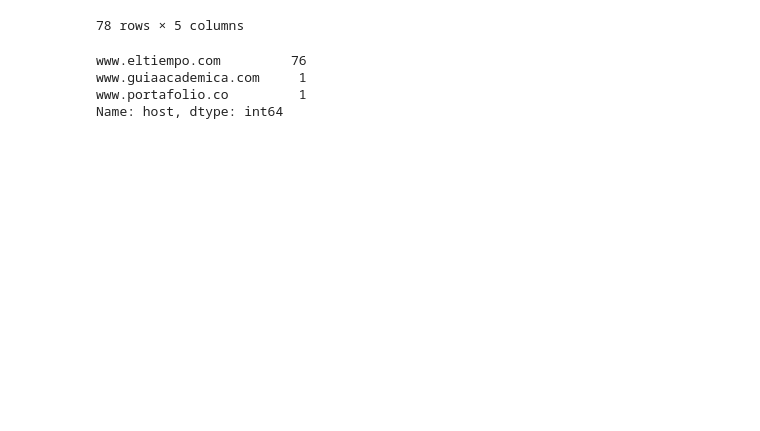
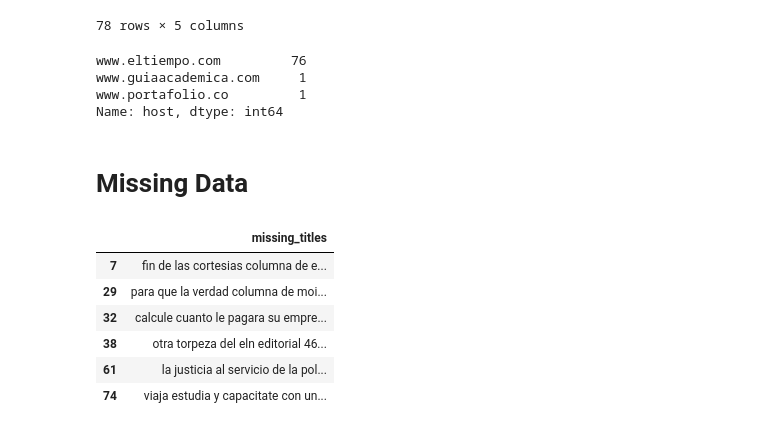
Before and after one commit to cristian-rincon/data-eng-1, a Jupyter notebook: Introduction-to-pandas.ipynb, the cells around one changed output. Cells and saved outputs as stored; diff of their text form; code cells hidden in the pictures; blank space fills up the shorter version.

Commit message:
limpiando data

```diff
--- a/Introduction-to-pandas.ipynb
+++ b/Introduction-to-pandas.ipynb
@@ -216,3 +216,25 @@ www.eltiempo.com         76
 www.guiaacademica.com     1
 www.portafolio.co         1
 Name: host, dtype: int64
+# %% [markdown]
+# Missing Data
+# %%
+# 3. Fill missing data
+
+missing_titles_mask = csv_test_et['title'].isna()
+
+# missing_titles_mask
+
+missing_titles = (csv_test_et[missing_titles_mask]['url']
+                     .str.extract(r'(?P<missing_titles>[^/]+)$')
+                     .applymap(lambda title: title.split('-'))
+                     .applymap(lambda title_word_list: ' '.join(title_word_list)))
+missing_titles
+# %% [output]
+|  | missing_titles |
+| 7 | fin de las cortesias columna de e... |
+| 29 | para que la verdad columna de moi... |
+| 32 | calcule cuanto le pagara su empre... |
+| 38 | otra torpeza del eln editorial 46... |
+| 61 | la justicia al servicio de la pol... |
+| 74 | viaja estudia y capacitate con un... |
```
Also changed, not shown: parts of 3 cells of this notebook, 1 other file.
